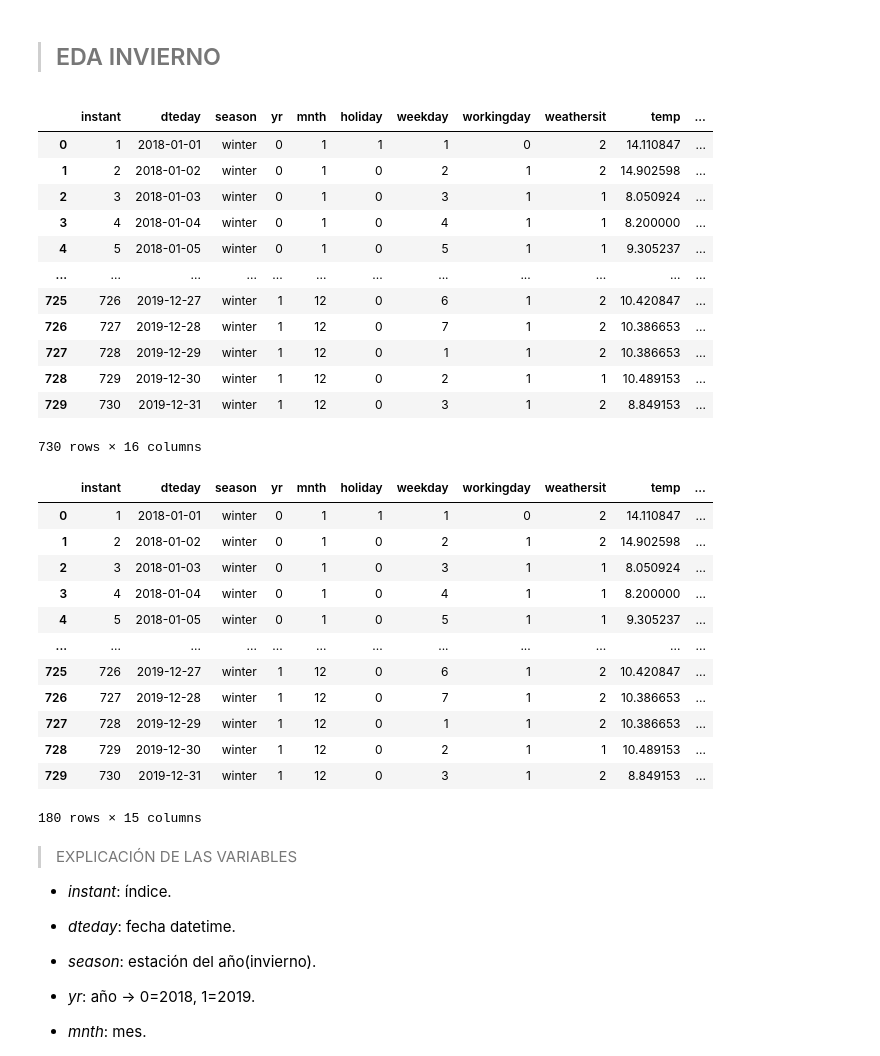
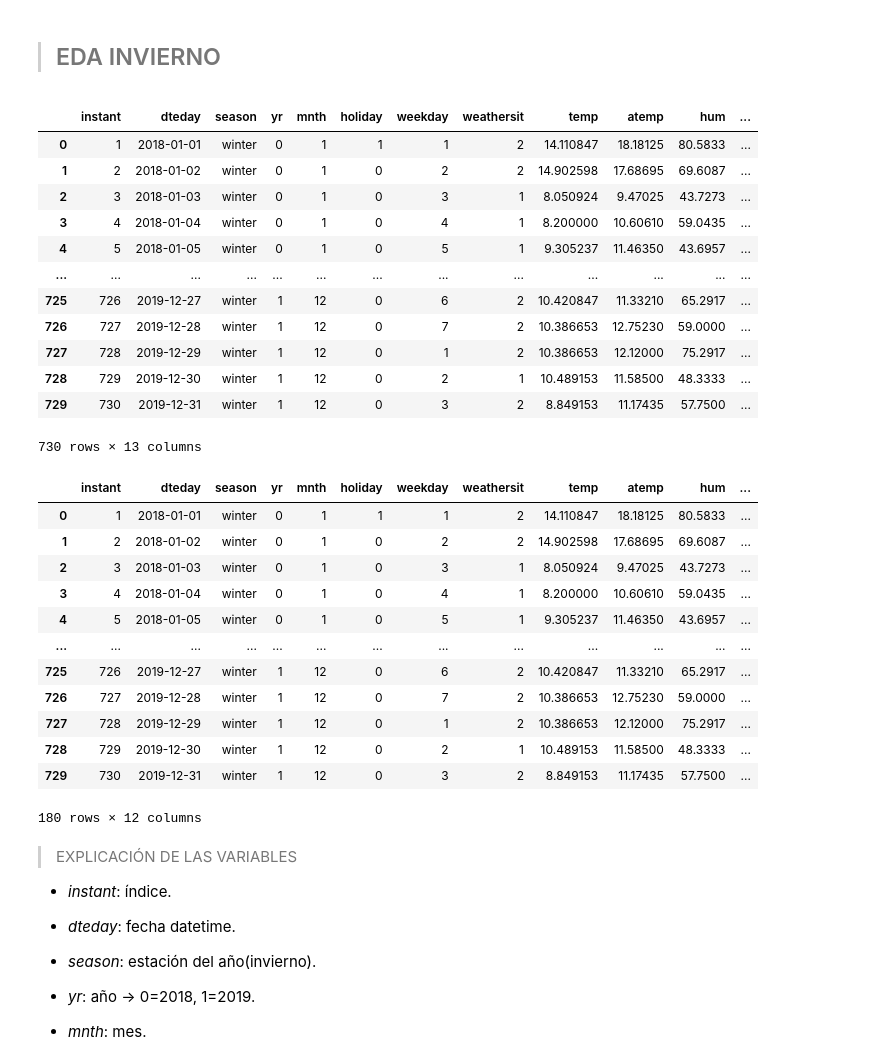
Before and after one commit to Adalab/project-DA-promo-B-modulo-3-team-1, a Jupyter notebook: vero_proyecto_winter/winter-vero.ipynb, the cells around one changed output. Saved outputs shown, nothing was run; the diff lists cells and outputs as text; code cells hidden in the pictures.

```diff
--- a/vero_proyecto_winter/winter-vero.ipynb
+++ b/vero_proyecto_winter/winter-vero.ipynb
@@ -11,22 +11,22 @@ warnings.filterwarnings('ignore')
 # %% [markdown]
 >## EDA INVIERNO
 # %%
-df = pd.read_csv("./datos/bikes_eda_proyecto.csv", index_col=0)
+df = pd.read_csv("../datos/bikes_eda.csv", index_col=0)
 df
 # %% [output]
-|  | instant | dteday | season | yr | mnth | holiday | weekday | workingday | weathersit | temp | ... |
-| 0 | 1 | 2018-01-01 | winter | 0 | 1 | 1 | 1 | 0 | 2 | 14.110847 | ... |
-| 1 | 2 | 2018-01-02 | winter | 0 | 1 | 0 | 2 | 1 | 2 | 14.902598 | ... |
-| 2 | 3 | 2018-01-03 | winter | 0 | 1 | 0 | 3 | 1 | 1 | 8.050924 | ... |
-| 3 | 4 | 2018-01-04 | winter | 0 | 1 | 0 | 4 | 1 | 1 | 8.200000 | ... |
-| 4 | 5 | 2018-01-05 | winter | 0 | 1 | 0 | 5 | 1 | 1 | 9.305237 | ... |
-| ... | ... | ... | ... | ... | ... | ... | ... | ... | ... | ... | ... |
-| 725 | 726 | 2019-12-27 | winter | 1 | 12 | 0 | 6 | 1 | 2 | 10.420847 | ... |
-| 726 | 727 | 2019-12-28 | winter | 1 | 12 | 0 | 7 | 1 | 2 | 10.386653 | ... |
-| 727 | 728 | 2019-12-29 | winter | 1 | 12 | 0 | 1 | 1 | 2 | 10.386653 | ... |
-| 728 | 729 | 2019-12-30 | winter | 1 | 12 | 0 | 2 | 1 | 1 | 10.489153 | ... |
-| 729 | 730 | 2019-12-31 | winter | 1 | 12 | 0 | 3 | 1 | 2 | 8.849153 | ... |
+|  | instant | dteday | season | yr | mnth | holiday | weekday | weathersit | temp | atemp | hum | ... |
+| 0 | 1 | 2018-01-01 | winter | 0 | 1 | 1 | 1 | 2 | 14.110847 | 18.18125 | 80.5833 | ... |
+| 1 | 2 | 2018-01-02 | winter | 0 | 1 | 0 | 2 | 2 | 14.902598 | 17.68695 | 69.6087 | ... |
+| 2 | 3 | 2018-01-03 | winter | 0 | 1 | 0 | 3 | 1 | 8.050924 | 9.47025 | 43.7273 | ... |
+| 3 | 4 | 2018-01-04 | winter | 0 | 1 | 0 | 4 | 1 | 8.200000 | 10.60610 | 59.0435 | ... |
+| 4 | 5 | 2018-01-05 | winter | 0 | 1 | 0 | 5 | 1 | 9.305237 | 11.46350 | 43.6957 | ... |
+| ... | ... | ... | ... | ... | ... | ... | ... | ... | ... | ... | ... | ... |
+| 725 | 726 | 2019-12-27 | winter | 1 | 12 | 0 | 6 | 2 | 10.420847 | 11.33210 | 65.2917 | ... |
+| 726 | 727 | 2019-12-28 | winter | 1 | 12 | 0 | 7 | 2 | 10.386653 | 12.75230 | 59.0000 | ... |
+| 727 | 728 | 2019-12-29 | winter | 1 | 12 | 0 | 1 | 2 | 10.386653 | 12.12000 | 75.2917 | ... |
+| 728 | 729 | 2019-12-30 | winter | 1 | 12 | 0 | 2 | 1 | 10.489153 | 11.58500 | 48.3333 | ... |
+| 729 | 730 | 2019-12-31 | winter | 1 | 12 | 0 | 3 | 2 | 8.849153 | 11.17435 | 57.7500 | ... |
-730 rows × 16 columns
+730 rows × 13 columns
 # %%
 df_resp=df['cnt'].reset_index()
 # %%
@@ -36,19 +36,19 @@ df= df[df['season']=='winter']
 
 df
 # %% [output]
-|  | instant | dteday | season | yr | mnth | holiday | weekday | workingday | weathersit | temp | ... |
-| 0 | 1 | 2018-01-01 | winter | 0 | 1 | 1 | 1 | 0 | 2 | 14.110847 | ... |
-| 1 | 2 | 2018-01-02 | winter | 0 | 1 | 0 | 2 | 1 | 2 | 14.902598 | ... |
-| 2 | 3 | 2018-01-03 | winter | 0 | 1 | 0 | 3 | 1 | 1 | 8.050924 | ... |
-| 3 | 4 | 2018-01-04 | winter | 0 | 1 | 0 | 4 | 1 | 1 | 8.200000 | ... |
-| 4 | 5 | 2018-01-05 | winter | 0 | 1 | 0 | 5 | 1 | 1 | 9.305237 | ... |
-| ... | ... | ... | ... | ... | ... | ... | ... | ... | ... | ... | ... |
-| 725 | 726 | 2019-12-27 | winter | 1 | 12 | 0 | 6 | 1 | 2 | 10.420847 | ... |
-| 726 | 727 | 2019-12-28 | winter | 1 | 12 | 0 | 7 | 1 | 2 | 10.386653 | ... |
-| 727 | 728 | 2019-12-29 | winter | 1 | 12 | 0 | 1 | 1 | 2 | 10.386653 | ... |
-| 728 | 729 | 2019-12-30 | winter | 1 | 12 | 0 | 2 | 1 | 1 | 10.489153 | ... |
-| 729 | 730 | 2019-12-31 | winter | 1 | 12 | 0 | 3 | 1 | 2 | 8.849153 | ... |
+|  | instant | dteday | season | yr | mnth | holiday | weekday | weathersit | temp | atemp | hum | ... |
+| 0 | 1 | 2018-01-01 | winter | 0 | 1 | 1 | 1 | 2 | 14.110847 | 18.18125 | 80.5833 | ... |
+| 1 | 2 | 2018-01-02 | winter | 0 | 1 | 0 | 2 | 2 | 14.902598 | 17.68695 | 69.6087 | ... |
+| 2 | 3 | 2018-01-03 | winter | 0 | 1 | 0 | 3 | 1 | 8.050924 | 9.47025 | 43.7273 | ... |
+| 3 | 4 | 2018-01-04 | winter | 0 | 1 | 0 | 4 | 1 | 8.200000 | 10.60610 | 59.0435 | ... |
+| 4 | 5 | 2018-01-05 | winter | 0 | 1 | 0 | 5 | 1 | 9.305237 | 11.46350 | 43.6957 | ... |
+| ... | ... | ... | ... | ... | ... | ... | ... | ... | ... | ... | ... | ... |
+| 725 | 726 | 2019-12-27 | winter | 1 | 12 | 0 | 6 | 2 | 10.420847 | 11.33210 | 65.2917 | ... |
+| 726 | 727 | 2019-12-28 | winter | 1 | 12 | 0 | 7 | 2 | 10.386653 | 12.75230 | 59.0000 | ... |
+| 727 | 728 | 2019-12-29 | winter | 1 | 12 | 0 | 1 | 2 | 10.386653 | 12.12000 | 75.2917 | ... |
+| 728 | 729 | 2019-12-30 | winter | 1 | 12 | 0 | 2 | 1 | 10.489153 | 11.58500 | 48.3333 | ... |
+| 729 | 730 | 2019-12-31 | winter | 1 | 12 | 0 | 3 | 2 | 8.849153 | 11.17435 | 57.7500 | ... |
-180 rows × 15 columns
+180 rows × 12 columns
 # %% [markdown]
 > EXPLICACIÓN DE LAS VARIABLES
 
```
Also changed, not shown: parts of 38 cells of this notebook, 17 other files.
